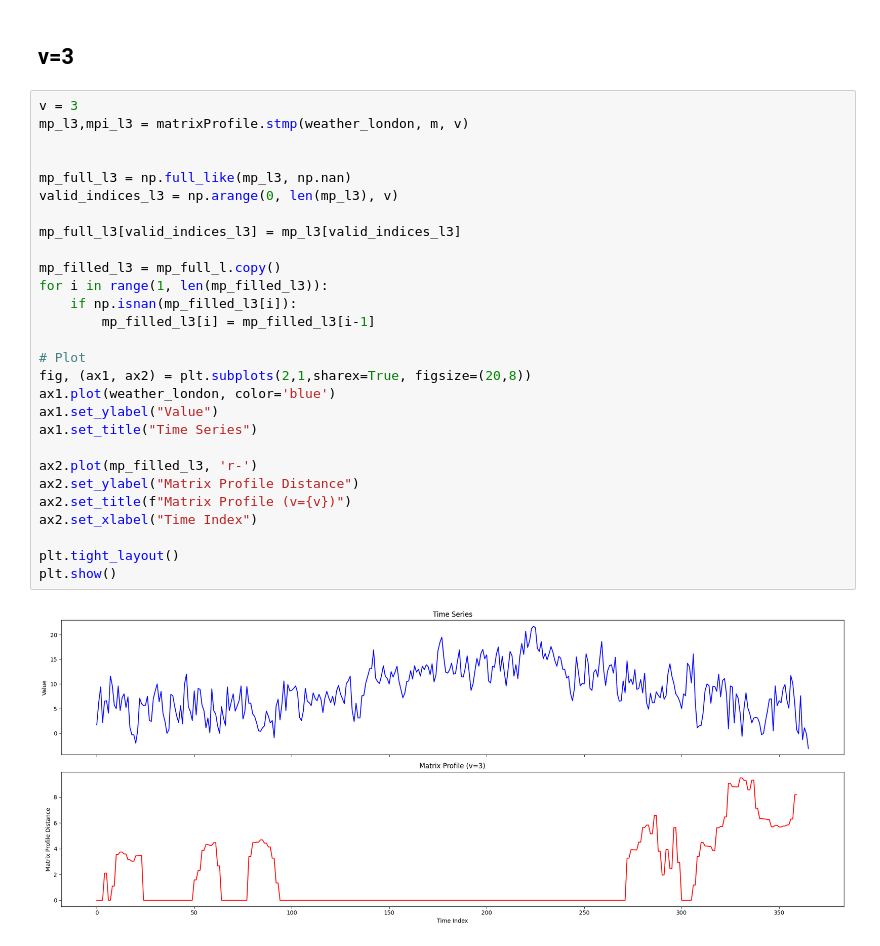
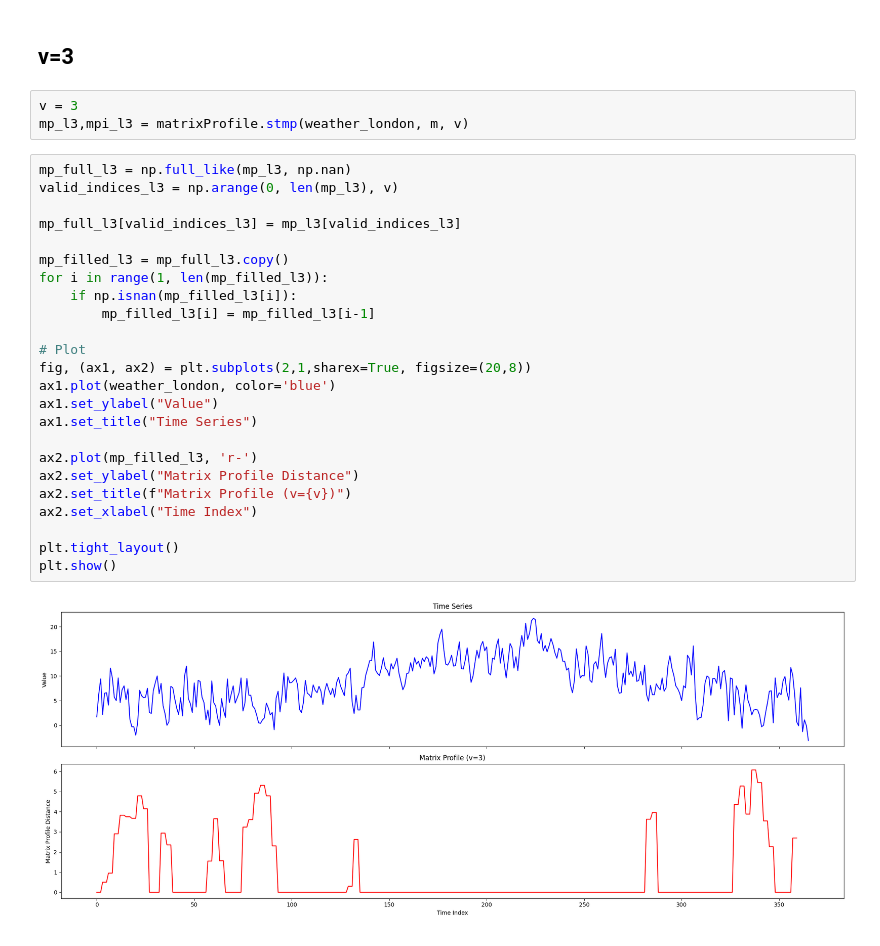
Before and after one commit to S-Nap4/matrixprofile-ts, a Jupyter notebook: docs/examples/Matrix_Profile_Tutorial.ipynb, the cells around one changed output. Cells and saved outputs as stored; diff of their text form.

```diff
--- a/docs/examples/Matrix_Profile_Tutorial.ipynb
+++ b/docs/examples/Matrix_Profile_Tutorial.ipynb
@@ -208,33 +211,32 @@ plt.show()
 [figure]
 # %% [markdown]
 ## **v=3**
+# %%
+v = 3
+mp_l3,mpi_l3 = matrixProfile.stmp(weather_london, m, v)
 # %%
-v = 3
-mp_l3,mpi_l3 = matrixProfile.stmp(weather_london, m, v)
-
-
 mp_full_l3 = np.full_like(mp_l3, np.nan)
 valid_indices_l3 = np.arange(0, len(mp_l3), v)
 
 mp_full_l3[valid_indices_l3] = mp_l3[valid_indices_l3]
 
-mp_filled_l3 = mp_full_l.copy()
+mp_filled_l3 = mp_full_l3.copy()
 for i in range(1, len(mp_filled_l3)):
     if np.isnan(mp_filled_l3[i]):
         mp_filled_l3[i] = mp_filled_l3[i-1]
 
 # Plot
 fig, (ax1, ax2) = plt.subplots(2,1,sharex=True, figsize=(20,8))
 ax1.plot(weather_london, color='blue')
 ax1.set_ylabel("Value")
 ax1.set_title("Time Series")
 
 ax2.plot(mp_filled_l3, 'r-')
 ax2.set_ylabel("Matrix Profile Distance")
 ax2.set_title(f"Matrix Profile (v={v})")
 ax2.set_xlabel("Time Index")
 
 plt.tight_layout()
 plt.show()
 # %% [output]
-[figure, old version]
+[figure, new version]
```
Also changed, not shown: parts of 5 cells of this notebook.
